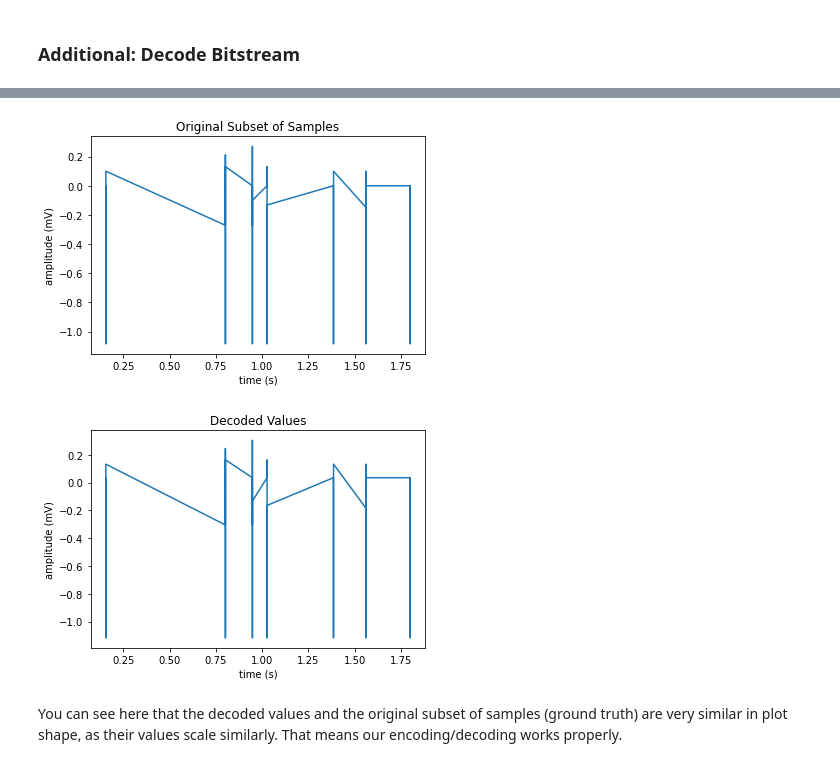
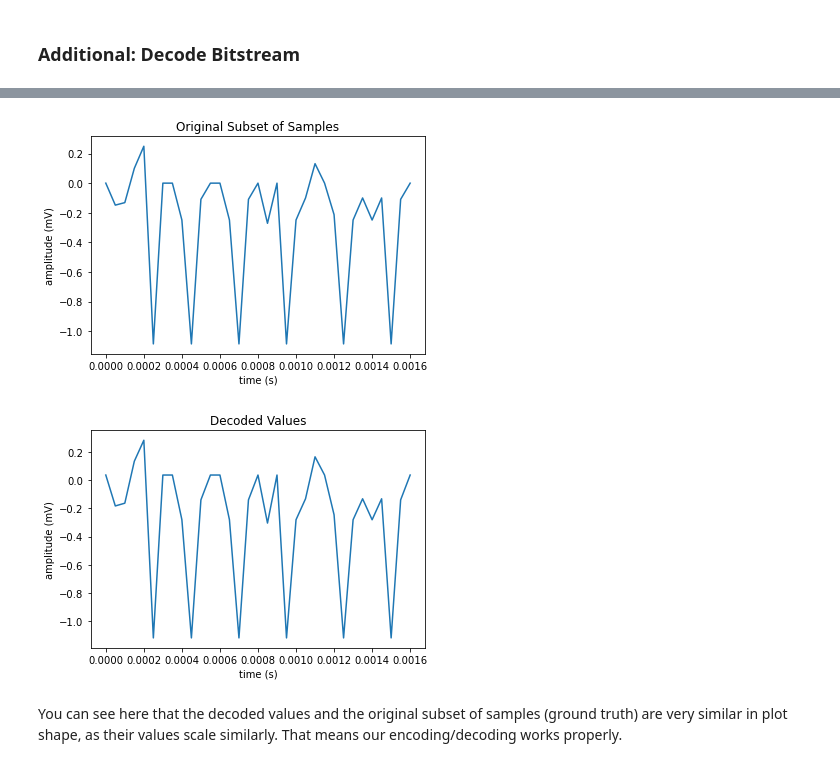
Before and after one commit to michaela10c/neural_signal_compression, a Jupyter notebook: Neural Signal Compression.ipynb, the cells around one changed output, grey strips where cells are left out. Saved outputs shown, nothing was run; the diff lists cells and outputs as text; code cells hidden in the pictures.

```diff
--- a/Neural Signal Compression.ipynb
+++ b/Neural Signal Compression.ipynb
@@ -316,21 +316,21 @@ Decoded values:
 # %%
 # Plot original subset of samples
 plt.title("Original Subset of Samples")
-plt.plot(t[subset_indices], x_subset)
+plt.plot(t[np.arange(0, len(x_subset))], x_subset)
 plt.xlabel('time (s)')
 plt.ylabel('amplitude (mV)')
 plt.show()
 # %% [output]
-[figure, old version]
+[figure, new version]
 # %%
 # Plot decoded values (from the Rice-Golomb encoded values)
 plt.title("Decoded Values")
-plt.plot(t[subset_indices], decoded_values)
+plt.plot(t[np.arange(0, len(x_subset))], decoded_values)
 plt.xlabel('time (s)')
 plt.ylabel('amplitude (mV)')
 plt.show()
 # %% [output]
-[figure, old version]
+[figure, new version]
 # %% [markdown]
 You can see here that the decoded values and the original subset of samples (ground truth) are very similar in plot shape, as their values scale similarly. That means our encoding/decoding works properly.
 # %% [markdown]
```
Also changed, not shown: parts of 51 cells of this notebook.
